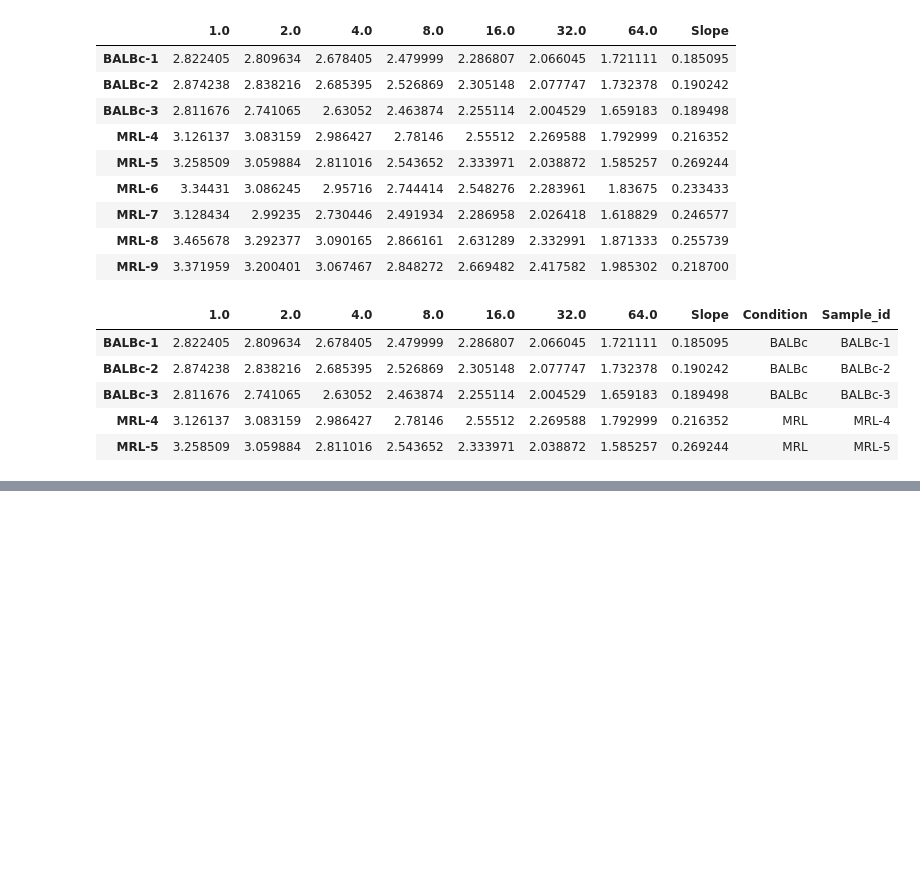
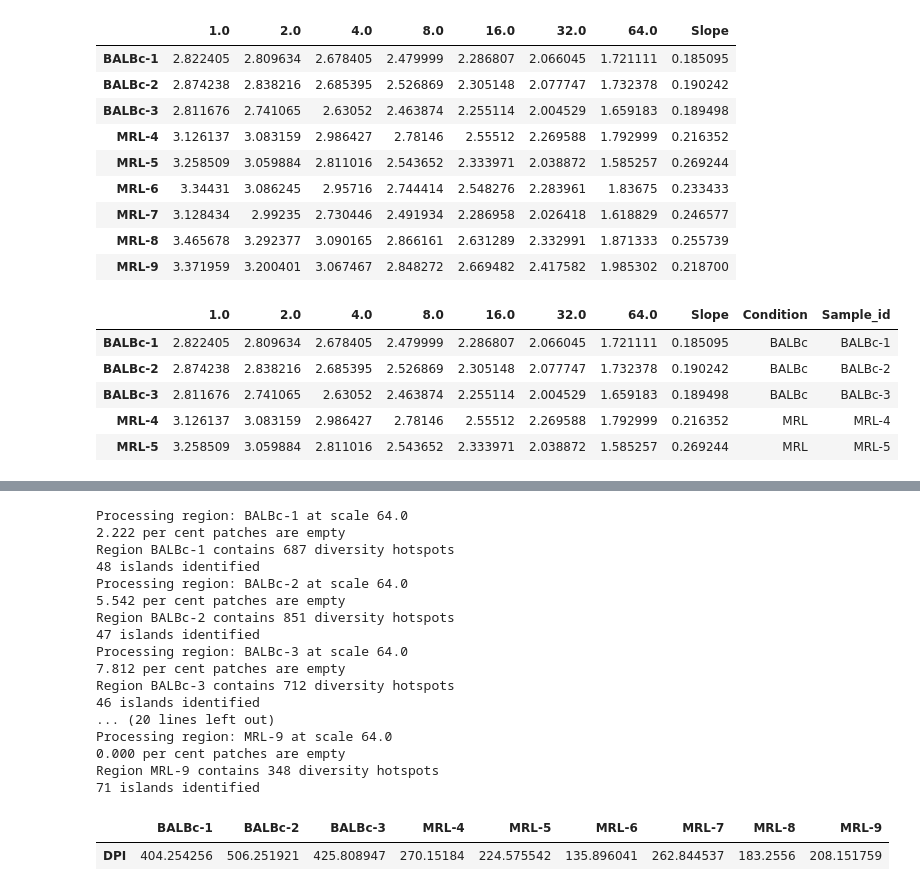
Before and after one commit to Feanor007/MESA, a Jupyter notebook: docs/notebooks/tutorials/MESA_Tutorials.ipynb, the cells around one changed output, grey strips where cells are left out. Drawn from its saved outputs; the diff is of its cells as text; code cells hidden in the pictures; blank space fills up the shorter version.

```diff
--- a/docs/notebooks/tutorials/MESA_Tutorials.ipynb
+++ b/docs/notebooks/tutorials/MESA_Tutorials.ipynb
@@ -226,27 +221,17 @@ df_results.head()
 | MRL-4 | 3.126137 | 3.083159 | 2.986427 | 2.78146 | 2.55512 | 2.269588 | 1.792999 | 0.216352 | MRL | MRL-4 |
 | MRL-5 | 3.258509 | 3.059884 | 2.811016 | 2.543652 | 2.333971 | 2.038872 | 1.585257 | 0.269244 | MRL | MRL-5 |
 # %%
-# Identify cellular frequency and cell co-occurrence in all samples
-total_merged_series = []
-
-cellfreq_results_mice = []
-GDI_results = []
-
-cooccurrence_freq_results = []
-cooccurrence_freq_results_mice = []
-
-for library, library_name in zip(library_ids, library_names):
-    total_cellfreq_dict, GDIs, spot_cooccurrence_dict = eco.diversity_clustering(spatial_data=adata,
-                                                                                 scale=64.0,
-                                                                                 library_key='sample',
-                                                                                 library_ids=library,
-                                                                                 spatial_key='spatial',
-                                                                                 cluster_key='cell_type',
-                                                                                 hotspot=Hot,
-                                                                                 top=None,
-                                                                                 selected_comb=None,
-                                                                                 restricted=False,
-                                                                                 metric='Shannon Diversity')
+# Calculate GDI
+gdi_results = eco.calculate_GDI(spatial_data=adata,
+                                scale=64.0,
+                                library_key='sample',
+                                library_ids=library_ids,
+                                spatial_key='spatial',
+                                cluster_key='cell_type',
+                                hotspot=Hot,
+                                restricted=False,
+                                metric='Shannon Diversity')
+gdi_results
 # %% [output]
 Processing region: BALBc-1 at scale 64.0
 2.222 per cent patches are empty
@@ -346,0 +254,31 @@ NameError: name 'append_series_to_df' is not defined
+# %%
+# Calculate DPI for hotspots
+dpi_results = eco.calculate_DPI(spatial_data=adata,
+                                scale=64.0,
+                                library_key='sample',
+                                library_ids=library_ids,
+                                spatial_key='spatial',
+                                cluster_key='cell_type',
+                                hotspot=Hot,
+                                metric='Shannon Diversity')
+dpi_results
+# %% [output]
+Processing region: BALBc-1 at scale 64.0
+2.222 per cent patches are empty
+Region BALBc-1 contains 687 diversity hotspots
+48 islands identified
+Processing region: BALBc-2 at scale 64.0
+5.542 per cent patches are empty
+Region BALBc-2 contains 851 diversity hotspots
+47 islands identified
+Processing region: BALBc-3 at scale 64.0
+7.812 per cent patches are empty
+Region BALBc-3 contains 712 diversity hotspots
+46 islands identified
+... (20 lines left out)
+Processing region: MRL-9 at scale 64.0
+0.000 per cent patches are empty
+Region MRL-9 contains 348 diversity hotspots
+71 islands identified
+|  | BALBc-1 | BALBc-2 | BALBc-3 | MRL-4 | MRL-5 | MRL-6 | MRL-7 | MRL-8 | MRL-9 |
+| DPI | 404.254256 | 506.251921 | 425.808947 | 270.15184 | 224.575542 | 135.896041 | 262.844537 | 183.2556 | 208.151759 |
```
Also changed, not shown: parts of 11 cells of this notebook, 4 other files.
